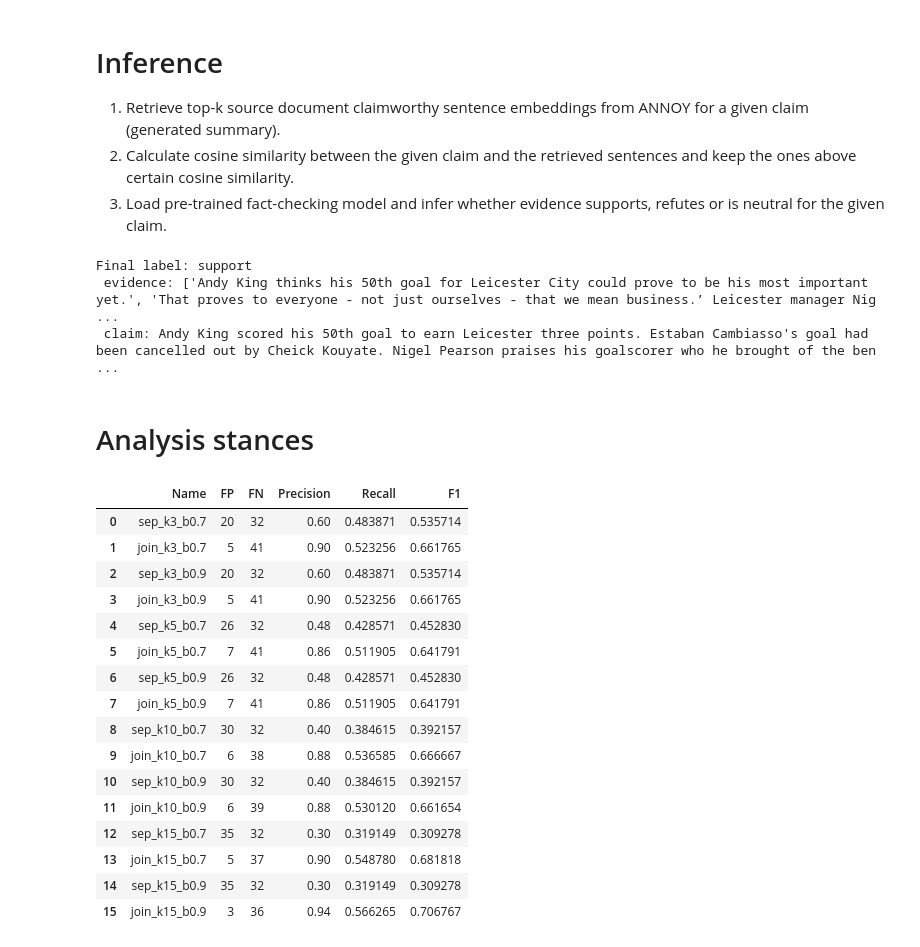
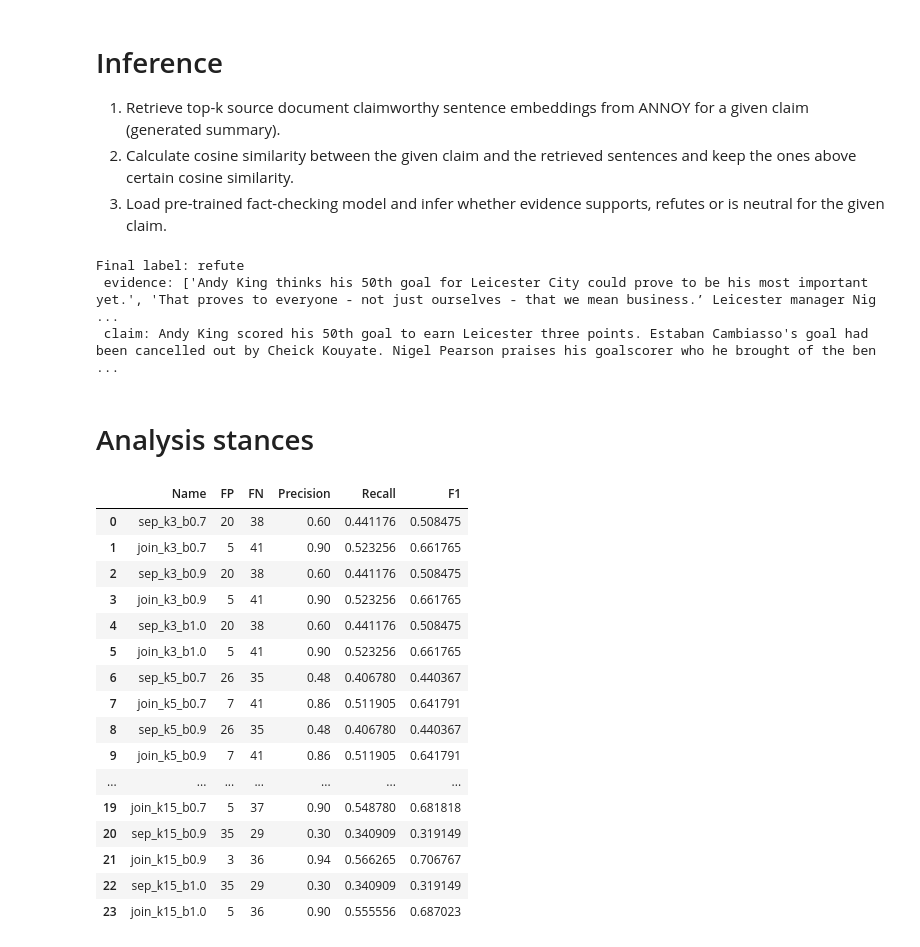
Before and after one commit to kevin-rn/Efficient-Fact-checking, a Jupyter notebook: fact_check.ipynb, the cells around one changed output. Cells and saved outputs as stored; diff of their text form; code cells hidden in the pictures.

```diff
--- a/fact_check.ipynb
+++ b/fact_check.ipynb
@@ -212,7 +212,7 @@ factcheck_model = AutoModelForSequenceClassification.from_pretrained(checkpoint)
 factcheck_tokenizer = AutoTokenizer.from_pretrained(checkpoint)
 label_mapping = ['support', 'refute', 'neutral']
 
-def fact_check(claim, evidences):
+def fact_check_split_sent(claim, evidences):
     factcheck_model.eval()
     labels = []
     for evidence in evidences:
@@ -224,7 +224,7 @@ def fact_check(claim, evidences):
         labels.append(result)
     return labels
 
-def fact_check_joint(claim, evidences):
+def fact_check_join_sent(claim, evidences):
     factcheck_model.eval()
     features = factcheck_tokenizer.encode_plus(claim, ' '.join(evidences), truncation=True, return_tensors="pt", max_length=512).to(device)
     with torch.no_grad():
@@ -234,11 +234,11 @@ def fact_check_joint(claim, evidences):
     return label
 # %%
 # Load sampled Halueval data
-sampled_df = pd.read_csv('data/sample_df.csv')
-sampled_df['sentences'] = sampled_df['sentences'].apply(ast.literal_eval)
+# sampled_df = pd.read_csv('data/sample_df.csv')
+# sampled_df['sentences'] = sampled_df['sentences'].apply(ast.literal_eval)
 
-# Get closest evidence sentences and infer labels support or refute
-results = knn.get_top_nn_neighbours(df_name='halueval', df_input=sampled_df, df_index=2, claim=sampled_df['right_summary'][2], k=15, beta=0.7)
+# # Get closest evidence sentences and infer labels support or refute
+# results = knn.get_top_nn_neighbours(df_name='halueval', df_input=sampled_df, df_index=2, claim=sampled_df['right_summary'][2], k=15, beta=0.7)
 # labels = fact_check(sampled_df['right_summary'][2], results)
 # # Majority vote
 # vote_counts = Counter(labels)
@@ -246,103 +246,109 @@ results = knn.get_top_nn_neighbours(df_name='halueval', df_input=sampled_df, df_
 # print(f"Final label: {majority_vote}\n evidence: {results}\n claim: {sampled_df['right_summary'][2]}")
 
 
-label = fact_check_joint(sampled_df['right_summary'][2], results)
-print(f"Final label: {label}\n evidence: {results}\n claim: {sampled_df['right_summary'][2]}")
+# label = fact_check_joint(sampled_df['right_summary'][2], results)
+# print(f"Final label: {label}\n evidence: {results}\n claim: {sampled_df['right_summary'][2]}")
 # %% [output]
-Final label: support
+Final label: refute
  evidence: ['Andy King thinks his 50th goal for Leicester City could prove to be his most important yet.', 'That proves to everyone - not just ourselves - that we mean business.’ Leicester manager Nig ...
  claim: Andy King scored his 50th goal to earn Leicester three points. Estaban Cambiasso's goal had been cancelled out by Cheick Kouyate. Nigel Pearson praises his goalscorer who he brought of the ben ...
 # %%
 def multi_inference(df_name, df_input, colname, k=5, beta=0.7, is_joined=False):
-  stances, times = [], []
+  stances, times, top_k = [], [], []
   for idx in df_input.index:
     start_time = time.time()
     claim = df_input[colname][idx]
     # Retrieve sentences
     top_sent = knn.get_top_nn_neighbours(df_name=df_name, df_input=df_input, df_index=idx, claim=claim, k=k, beta=beta)
+    top_k.append(top_sent)
     # Use sentences as evidence and summary as claim for factchecking
     if is_joined:
-      label = fact_check_joint(claim, top_sent)
+      label = fact_check_join_sent(claim, top_sent)
       stances.append(label)
     else:
-      labels = fact_check_joint(claim, top_sent)
+      # labels = fact_check_split_sent(claim, top_sent)
+      labels = fact_check_split_claim(claim, top_sent)
       # Majority vote on labels
       vote_counts = Counter(labels)
       majority_vote = vote_counts.most_common(1)[0][0]
       stances.append(majority_vote)
     elapsed_time = time.time() - start_time
     times.append(elapsed_time)
-  return stances, times
+  return stances, times, top_k
 # %%
 k_vals = [3, 5, 10, 15]
 beta_vals = [0.7, 0.9, 1.0]
-isjoint = True
+isjoint = False
 
-for kv in tqdm(k_vals):
-  for bv in beta_vals:
+for kv in tqdm(k_vals, desc="Outer Loop"):
+  for bv in tqdm(beta_vals, desc="Inner Loop", leave=False):
     sampled_df = pd.read_csv('data/sample_df.csv')
     sampled_df['sentences'] = sampled_df['sentences'].apply(ast.literal_eval)
 
-    stances, times = multi_inference('halueval', sampled_df, 'right_summary', kv, bv, isjoint)
+    stances, times, top_k = multi_inference('halueval', sampled_df, 'right_summary', kv, bv, isjoint)
     sampled_df['right_stance'] = stances
     sampled_df['right_inference_time'] = times
+    sampled_df['right_top_k'] = top_k
 
-    stances, times = multi_inference('halueval', sampled_df, 'hallucinated_summary', kv, bv, isjoint)
+    stances, times, top_k = multi_inference('halueval', sampled_df, 'hallucinated_summary', kv, bv, isjoint)
     sampled_df['hallucinated_stance'] = stances
     sampled_df['hallucinated_inference_time'] = times
+    sampled_df['hallucinated_top_k'] = top_k
 
-    sampled_df.to_csv(f'results/halueval/sampled_k{kv}_b{bv}_joint_sent.csv', index=False)
+    sampled_df.drop(columns=['sentences'], inplace=True)
+    sampled_df.to_csv(f'results/halueval2/sampled_k{kv}_b{bv}_split_sent.csv', index=False)
+    # sampled_df.to_csv(f'results/halueval2/sampled_k{kv}_b{bv}_join_sent.csv', index=False)
 # %% [markdown]
 # Analysis stances
 # %%
 k_vals = [3, 5, 10, 15]
-beta_vals = [0.7, 0.9]
+beta_vals = [0.7, 0.9, 1.0]
 
 df_stances = pd.DataFrame(columns=['Name', 'FP', 'FN', 'Precision', 'Recall', 'F1'])
 
 for kv in k_vals:
     for bv in beta_vals:
-        df_temp = pd.read_csv(f'results/halueval/sampled_k{kv}_b{bv}_sep_sent.csv')
+        df_temp = pd.read_csv(f'results/halueval2/sampled_k{kv}_b{bv}_split_sent.csv')
         fp = df_temp['right_stance'].value_counts().get('refute', 0)
         fn = df_temp['hallucinated_stance'].value_counts().get('support', 0)
         tp = 50 - fp
         tn = 50 - fn
 
         precision = tp / (tp + fp) if (tp + fp) > 0 else 0
         recall = tp / (tp + fn) if (tp + fn) > 0 else 0
         f1_score = 2 * (precision * recall) / (precision + recall) if (precision + recall) > 0 else 0
 
         df_stances = pd.concat([df_stances, pd.DataFrame({'Name': [f'sep_k{kv}_b{bv}'], 'FP': [fp], 'FN': [fn], 'Precision': [precision], 'Recall': [recall], 'F1': [f1_score]})], ignore_index=True)
 
-        df_temp = pd.read_csv(f'results/halueval/sampled_k{kv}_b{bv}_joint_sent.csv')
+        df_temp = pd.read_csv(f'results/halueval2/sampled_k{kv}_b{bv}_join_sent.csv')
         fp = df_temp['right_stance'].value_counts().get('refute', 0)
         fn = df_temp['hallucinated_stance'].value_counts().get('support', 0)
         tp = 50 - fp
         tn = 50 - fn
 
         precision = tp / (tp + fp) if (tp + fp) > 0 else 0
         recall = tp / (tp + fn) if (tp + fn) > 0 else 0
         f1_score = 2 * (precision * recall) / (precision + recall) if (precision + recall) > 0 else 0
 
         df_stances = pd.concat([df_stances, pd.DataFrame({'Name': [f'join_k{kv}_b{bv}'], 'FP': [fp], 'FN': [fn], 'Precision': [precision], 'Recall': [recall], 'F1': [f1_score]})], ignore_index=True)
 
-df_stances.to_csv('results/halueval/stance_analysis.csv', index=False)
+df_stances.to_csv('results/halueval2/stance_analysis.csv', index=False)
 df_stances
 # %% [output]
 |  | Name | FP | FN | Precision | Recall | F1 |
-| 0 | sep_k3_b0.7 | 20 | 32 | 0.60 | 0.483871 | 0.535714 |
+| 0 | sep_k3_b0.7 | 20 | 38 | 0.60 | 0.441176 | 0.508475 |
 | 1 | join_k3_b0.7 | 5 | 41 | 0.90 | 0.523256 | 0.661765 |
-| 2 | sep_k3_b0.9 | 20 | 32 | 0.60 | 0.483871 | 0.535714 |
+| 2 | sep_k3_b0.9 | 20 | 38 | 0.60 | 0.441176 | 0.508475 |
 | 3 | join_k3_b0.9 | 5 | 41 | 0.90 | 0.523256 | 0.661765 |
-| 4 | sep_k5_b0.7 | 26 | 32 | 0.48 | 0.428571 | 0.452830 |
-| 5 | join_k5_b0.7 | 7 | 41 | 0.86 | 0.511905 | 0.641791 |
-| 6 | sep_k5_b0.9 | 26 | 32 | 0.48 | 0.428571 | 0.452830 |
-| 7 | join_k5_b0.9 | 7 | 41 | 0.86 | 0.511905 | 0.641791 |
-| 8 | sep_k10_b0.7 | 30 | 32 | 0.40 | 0.384615 | 0.392157 |
-| 9 | join_k10_b0.7 | 6 | 38 | 0.88 | 0.536585 | 0.666667 |
-| 10 | sep_k10_b0.9 | 30 | 32 | 0.40 | 0.384615 | 0.392157 |
-| 11 | join_k10_b0.9 | 6 | 39 | 0.88 | 0.530120 | 0.661654 |
-| 12 | sep_k15_b0.7 | 35 | 32 | 0.30 | 0.319149 | 0.309278 |
-| 13 | join_k15_b0.7 | 5 | 37 | 0.90 | 0.548780 | 0.681818 |
-| 14 | sep_k15_b0.9 | 35 | 32 | 0.30 | 0.319149 | 0.309278 |
-| 15 | join_k15_b0.9 | 3 | 36 | 0.94 | 0.566265 | 0.706767 |
+| 4 | sep_k3_b1.0 | 20 | 38 | 0.60 | 0.441176 | 0.508475 |
+| 5 | join_k3_b1.0 | 5 | 41 | 0.90 | 0.523256 | 0.661765 |
+| 6 | sep_k5_b0.7 | 26 | 35 | 0.48 | 0.406780 | 0.440367 |
+| 7 | join_k5_b0.7 | 7 | 41 | 0.86 | 0.511905 | 0.641791 |
+| 8 | sep_k5_b0.9 | 26 | 35 | 0.48 | 0.406780 | 0.440367 |
+| 9 | join_k5_b0.9 | 7 | 41 | 0.86 | 0.511905 | 0.641791 |
+| ... | ... | ... | ... | ... | ... | ... |
+| 19 | join_k15_b0.7 | 5 | 37 | 0.90 | 0.548780 | 0.681818 |
+| 20 | sep_k15_b0.9 | 35 | 29 | 0.30 | 0.340909 | 0.319149 |
+| 21 | join_k15_b0.9 | 3 | 36 | 0.94 | 0.566265 | 0.706767 |
+| 22 | sep_k15_b1.0 | 35 | 29 | 0.30 | 0.340909 | 0.319149 |
+| 23 | join_k15_b1.0 | 5 | 36 | 0.90 | 0.555556 | 0.687023 |
```
